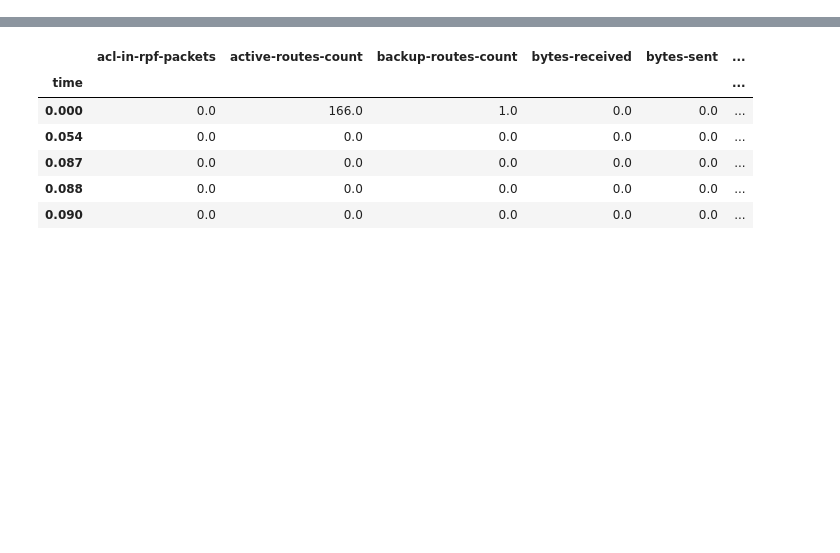
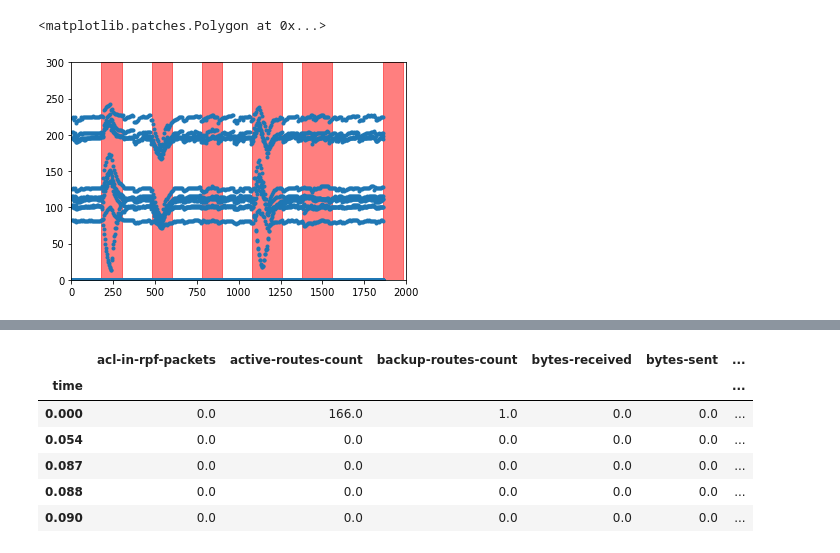
Before and after one commit to glicerico/visualize-telemetry, a Jupyter notebook: notebooks/preproc_data3.ipynb, the cells around one changed output, grey strips where cells are left out. Saved outputs shown, nothing was run; the diff lists cells and outputs as text; code cells hidden in the pictures; blank space fills up the shorter version.

Commit message:
marker, starting new attempts at visualization

```diff
--- a/notebooks/preproc_data3.ipynb
+++ b/notebooks/preproc_data3.ipynb
@@ -59,6 +60,24 @@ telemetry = pd.read_csv(dataset_path, dtype = column_dtypes) # use all features
 # %%
 # Shift times to start from 0 and convert from nanoseconds to seconds
 telemetry['time'] = (telemetry['time'] - min(telemetry['time'])) / 1000000000
+# %%
+mask_outload_dr01 = telemetry['output-load'].notnull() & (telemetry['Producer'] == "dr01")
+fig, ax = plt.subplots()
+ax.plot(telemetry['time'][mask_outload_dr01], telemetry['output-load'][mask_outload_dr01], '.')
+ax.axis([0, 2000, 0, 300])
+
+ax.axvspan(3*60, 5*60, alpha=0.5, color='red')
+ax.axvspan(8*60, 10*60, alpha=0.5, color='red')
+ax.axvspan(13*60, 15*60, alpha=0.5, color='red')
+ax.axvspan(18*60, 21*60, alpha=0.5, color='red')
+ax.axvspan(23*60, 26*60, alpha=0.5, color='red')
+ax.axvspan(31*60, 33*60, alpha=0.5, color='red')
+#telemetry['output-load'].head()
+
+#telemetry['output-load'].head()
+# %% [output]
+<matplotlib.patches.Polygon at 0x...>
+[figure, added]
 # %%
 # Group repeated time entries, and apply aggregator_funcs to overlapping fields
 agg_telemetry=telemetry.groupby(telemetry['time']).aggregate(aggregator_funcs)
```
Also changed, not shown: parts of 5 cells of this notebook.
